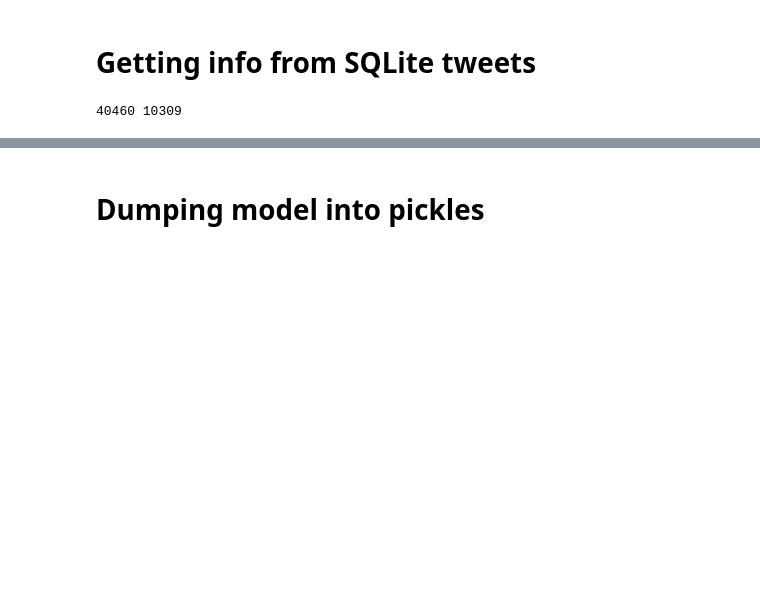
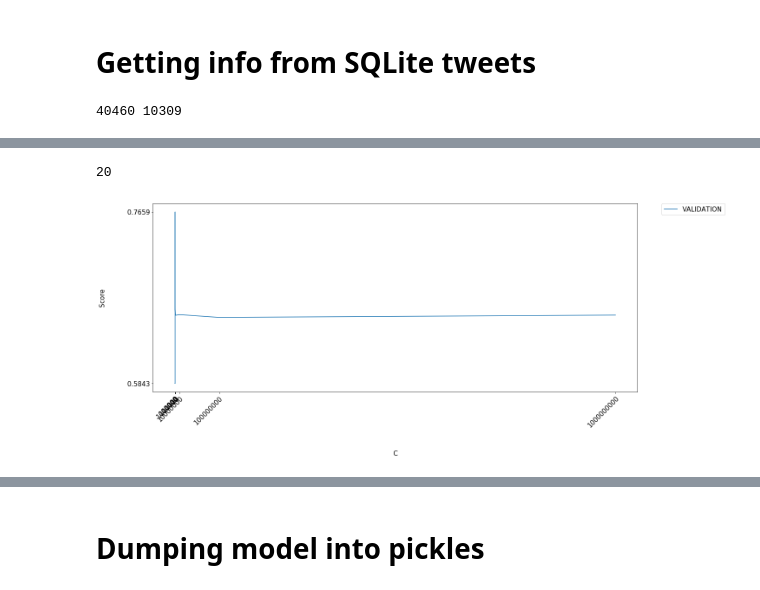
Before and after one commit to Nithope/NLP-Analise-sentimentos-PT, a Jupyter notebook: Analise de sentimentos.ipynb, the cells around one changed output, grey strips where cells are left out. Drawn from its saved outputs; the diff is of its cells as text; code cells hidden in the pictures; blank space fills up the shorter version.

```diff
--- a/Analise de sentimentos.ipynb
+++ b/Analise de sentimentos.ipynb
@@ -16,10 +17,10 @@ tweets=list(db.orm.select(t for t in db.Tweet))
 text_L=list(i.text for i in tweets)
 sentiment_L =list(i.sentiment for i in tweets)
 # %%
-df = pd.DataFrame()
+df = pd.DataFrame({
+    "Text": text_L,
+    "Sentiment": sentiment_L
+})
-# %%
-df['Text']=text_L
-df['Sentiment']=sentiment_L
 # %%
 np.random.seed(1337)
 msk = np.random.rand(len(df)) < 0.8
@@ -33,7 +38,7 @@ df_test = df[~msk]
 # %%
 from sklearn.feature_extraction.text import CountVectorizer
 
-cv_ngram = CountVectorizer(ngram_range=(1,2),max_df=0.5)
-cv_ngram.fit(df_train['Text'])
-X = cv_ngram.transform(df_train['Text'])
-X_test = cv_ngram.transform(df_test['Text'])
+cv = CountVectorizer(binary=True)
+cv.fit(df_train['Text'])
+X = cv.transform(df_train['Text'])
+X_test = cv.transform(df_test['Text'])
@@ -43,3 +46,15 @@ X_test = cv_ngram.transform(df_test['Text'])
 X_train, X_val, y_train, y_val = train_test_split(
     X, df_train['Sentiment'], train_size = 0.75
 )
+# %%
+C1=[]
+score_v=[]
+print("\t"*3+"VALIDATION:\n")
+for c in (10**exp for exp in range(-10, 10)):
+#for c in np.linspace(0.0000000000001,1,20):
+    lr=LogisticRegression(C=c)
+    lr.fit(X_train,y_train)
+    print ("C={:.5f}:\t\t{:.5f}".format
+           (c,accuracy_score(y_val, lr.predict(X_val))))
+    C1.append(c)
+    score_v.append(accuracy_score(y_val, lr.predict(X_val)))
@@ -45,0 +84,19 @@ X_train, X_val, y_train, y_val = train_test_split(
+# %%
+len(C1)
+# %% [output]
+20
+# %%
+fsize=15
+fig,ax=plt.subplots(figsize=(20,8))
+plt.plot(C1,score_v, label='VALIDATION')
+plt.ticklabel_format(style='sci', axis='x', scilimits=(10**(-10),10**(10)))
+plt.xlabel('C', fontsize=fsize, labelpad=50)
+plt.ylabel('Score', fontsize=fsize, labelpad=50)
+plt.xticks(C1,fontsize=fsize)
+plt.yticks(list([min(score_v),max(score_v)]), fontsize=fsize)
+plt.setp(ax.get_xticklabels(), rotation=45, ha="right",
+         rotation_mode="anchor")
+plt.legend(bbox_to_anchor=(1.05, 1), loc='upper left', borderaxespad=0. ,fontsize=fsize)
+plt.show()
+# %% [output]
+[figure, added]
```
Also changed, not shown: parts of 72 cells of this notebook, 5 other files.
